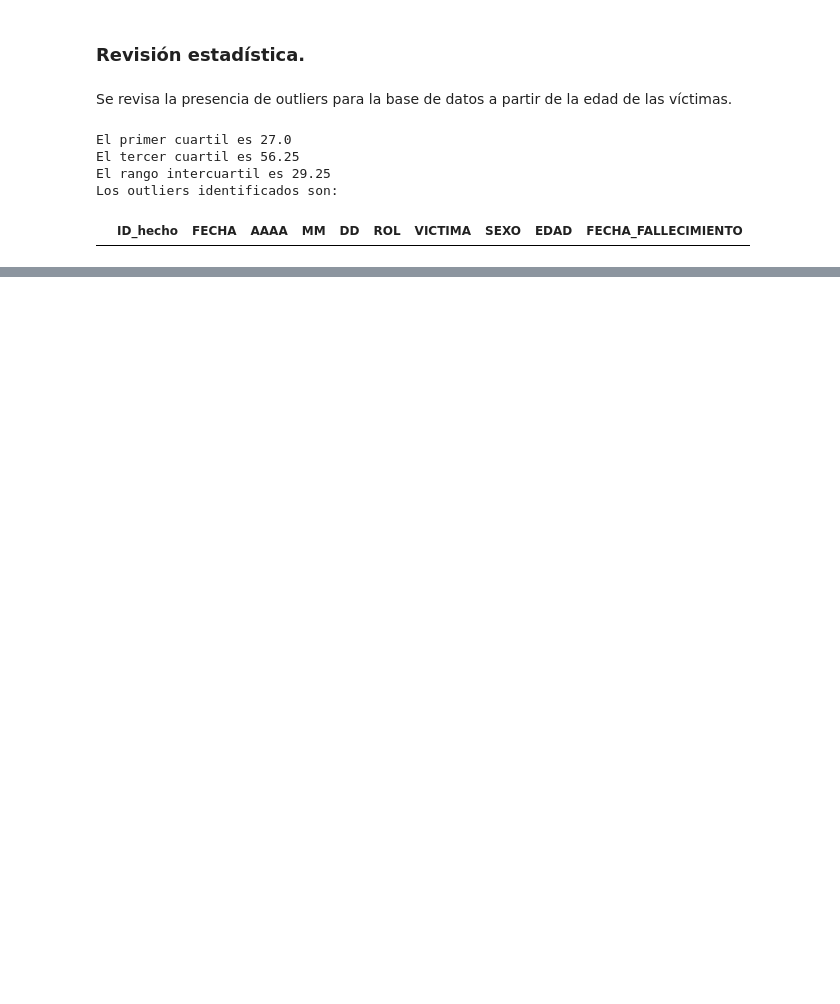
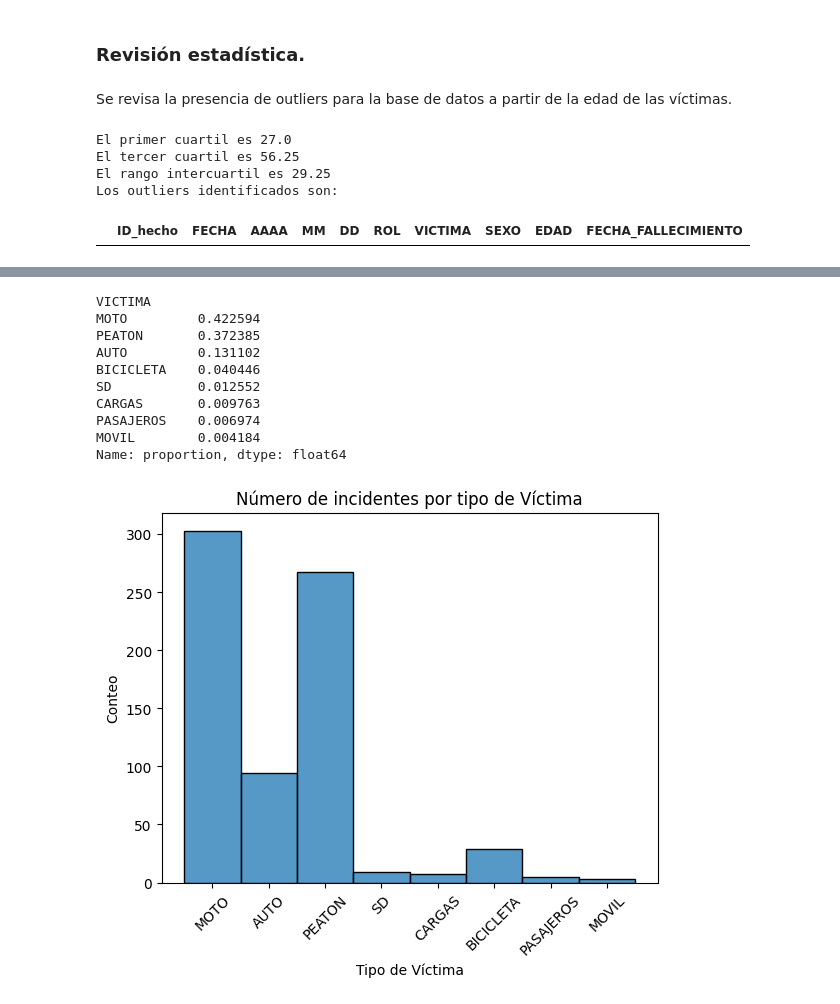
Before and after one commit to DaAnMaGi/Proyecto_Data_Abril, a Jupyter notebook: Bases/apertura_bases.ipynb, the cells around one changed output, grey strips where cells are left out. Saved outputs shown, nothing was run; the diff lists cells and outputs as text; code cells hidden in the pictures; blank space fills up the shorter version.

```diff
--- a/Bases/apertura_bases.ipynb
+++ b/Bases/apertura_bases.ipynb
@@ -622,0 +647,23 @@ Los outliers identificados son:
+# %%
+# VICTIMA:
+print(victimas["VICTIMA"].value_counts(normalize=True))
+
+# Se grafica el número de incidencias.
+sns.histplot(victimas,x = "VICTIMA")
+plt.tick_params(axis="x",rotation=45)
+plt.title("Número de incidentes por tipo de Víctima")
+plt.ylabel("Conteo")
+plt.xlabel("Tipo de Víctima")
+plt.show()
+# %% [output]
+VICTIMA
+MOTO         0.422594
+PEATON       0.372385
+AUTO         0.131102
+BICICLETA    0.040446
+SD           0.012552
+CARGAS       0.009763
+PASAJEROS    0.006974
+MOVIL        0.004184
+Name: proportion, dtype: float64
+[figure, added]
```
Also changed, not shown: parts of 24 cells of this notebook.
